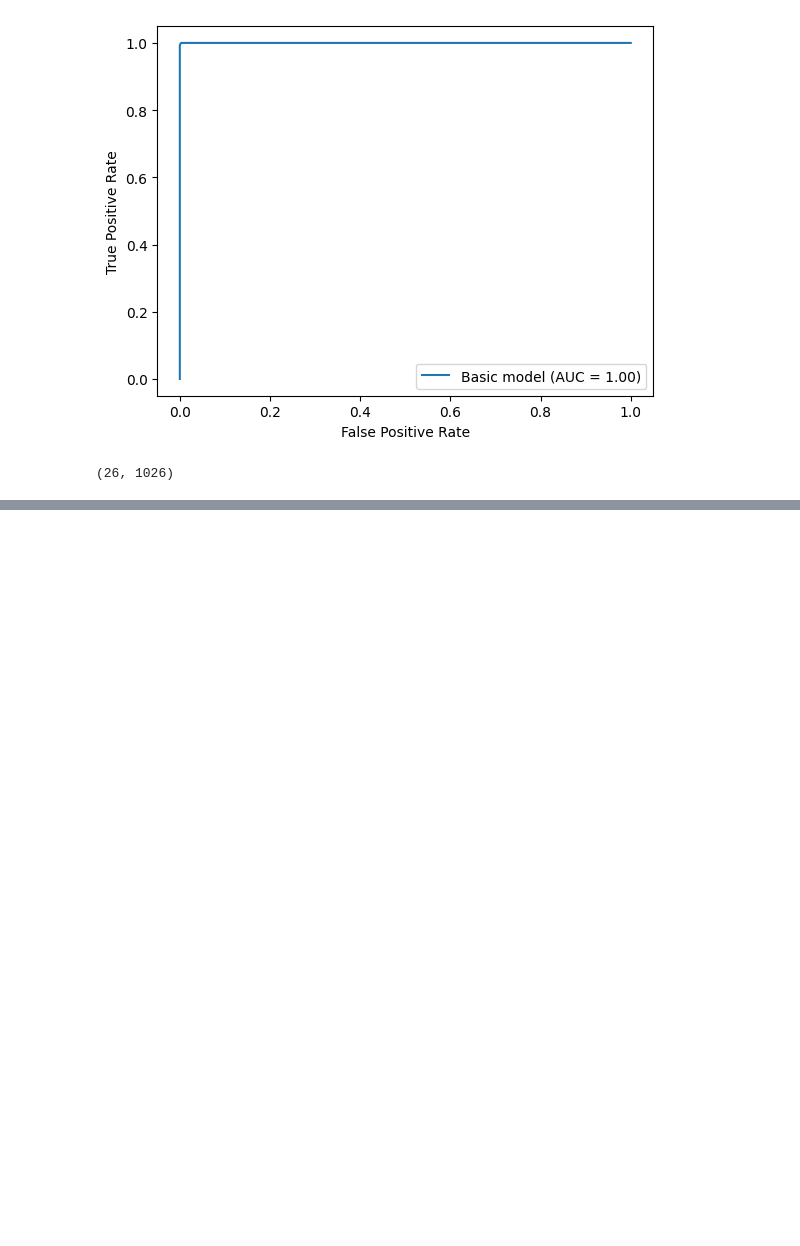
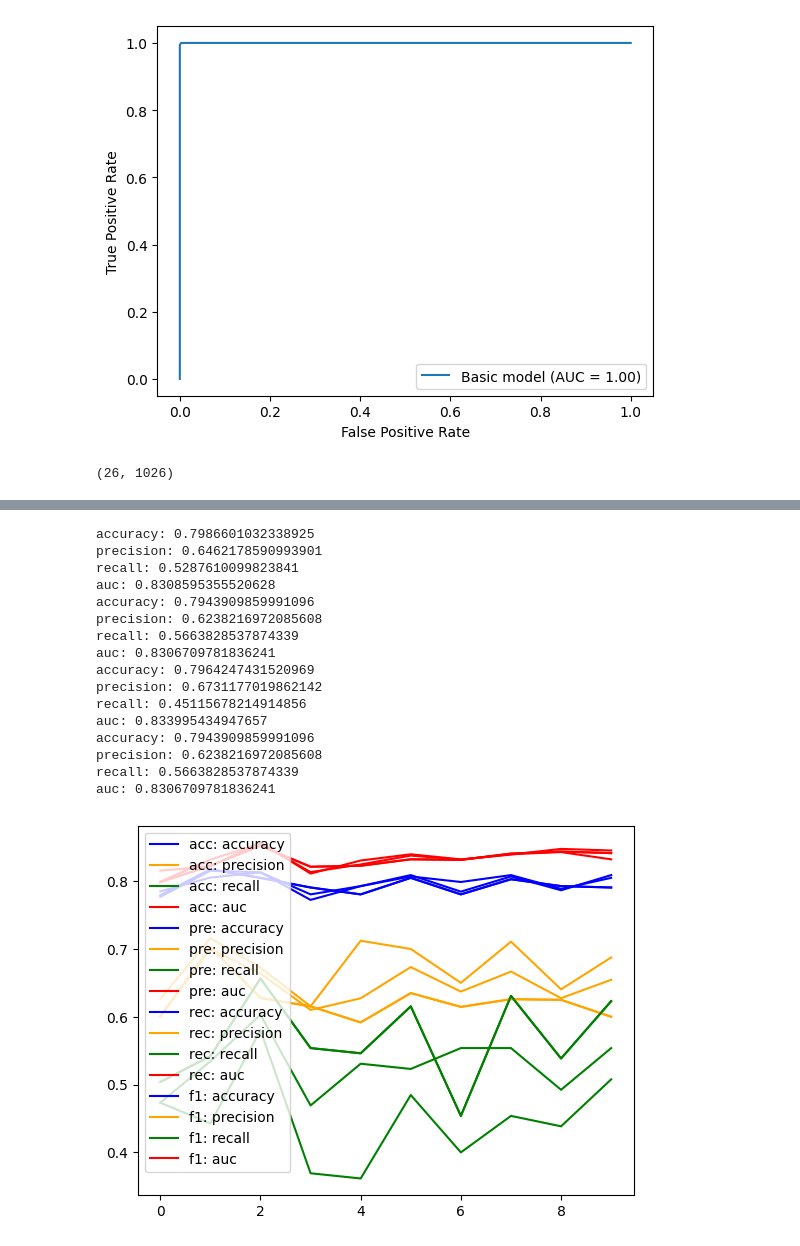
Before and after one commit to Rigbones/ISOM3360_Asg2, a Jupyter notebook: isom3360_asg2.ipynb, the cells around one changed output, grey strips where cells are left out. Cells and saved outputs as stored; diff of their text form; code cells hidden in the pictures; blank space fills up the shorter version.

```diff
--- a/isom3360_asg2.ipynb
+++ b/isom3360_asg2.ipynb
@@ -188,0 +149,60 @@ NameError: name 'arr_d' is not defined
+# %%
+# hyperparameter tuning
+def tune_parameters() -> list:
+	parameters = {'max_depth':np.arange(5, 35, 5), 'min_samples_split':np.arange(10, 110, 10), 'min_samples_leaf': np.arange(10, 110, 10)}
+	best_estimators = []
+	for creteria in ["accuracy", "recall", "precision", "f1"]:
+		clf = GridSearchCV(DecisionTreeClassifier(criterion = 'entropy', random_state=2211), parameters, scoring=creteria, cv=10)
+		clf.fit(X, y)
+		best_estimators.append(clf.best_estimator_)
+	return best_estimators
+# %%
+best_estimators = tune_parameters()
+# %%
+# save model because it takes 14 minutes to grid search all values
+
+
+# save
+with open('model.pkl','wb') as f:
+    pickle.dump(clf,f)
+# %%
+# evaluating the model
+def plot_evaluate_model(model, name):
+	# compute scores
+	score_accuracy = cross_val_score(model, X, y, scoring='accuracy', cv=10)
+	score_precision = cross_val_score(model, X, y, scoring='precision', cv=10)
+	score_recall = cross_val_score(model, X, y, scoring='recall', cv=10)
+	score_auc = cross_val_score(model, X, y, scoring='roc_auc', cv=10)
+
+	print("accuracy:", score_accuracy.mean())
+	print("precision:", score_precision.mean())
+	print("recall:", score_recall.mean())
+	print("auc:", score_auc.mean())
+
+	# plot graphs
+	plt.plot(score_accuracy, label=f"{name}: accuracy", color="blue")
+	plt.plot(score_precision, label=f"{name}: precision", color="orange")
+	plt.plot(score_recall, label=f"{name}: recall", color="green")
+	plt.plot(score_auc, label=f"{name}: auc", color="red")
+	plt.legend(loc="upper left")
+
+for model, name in zip(best_estimators, ["acc", "pre", "rec", "f1"]):
+	plot_evaluate_model(model, name)
+# %% [output]
+accuracy: 0.7986601032338925
+precision: 0.6462178590993901
+recall: 0.5287610099823841
+auc: 0.8308595355520628
+accuracy: 0.7943909859991096
+precision: 0.6238216972085608
+recall: 0.5663828537874339
+auc: 0.8306709781836241
+accuracy: 0.7964247431520969
+precision: 0.6731177019862142
+recall: 0.45115678214914856
+auc: 0.833995434947657
+accuracy: 0.7943909859991096
+precision: 0.6238216972085608
+recall: 0.5663828537874339
+auc: 0.8306709781836241
+[figure, added]
```
Also changed, not shown: parts of 7 cells of this notebook, 5 other files.
